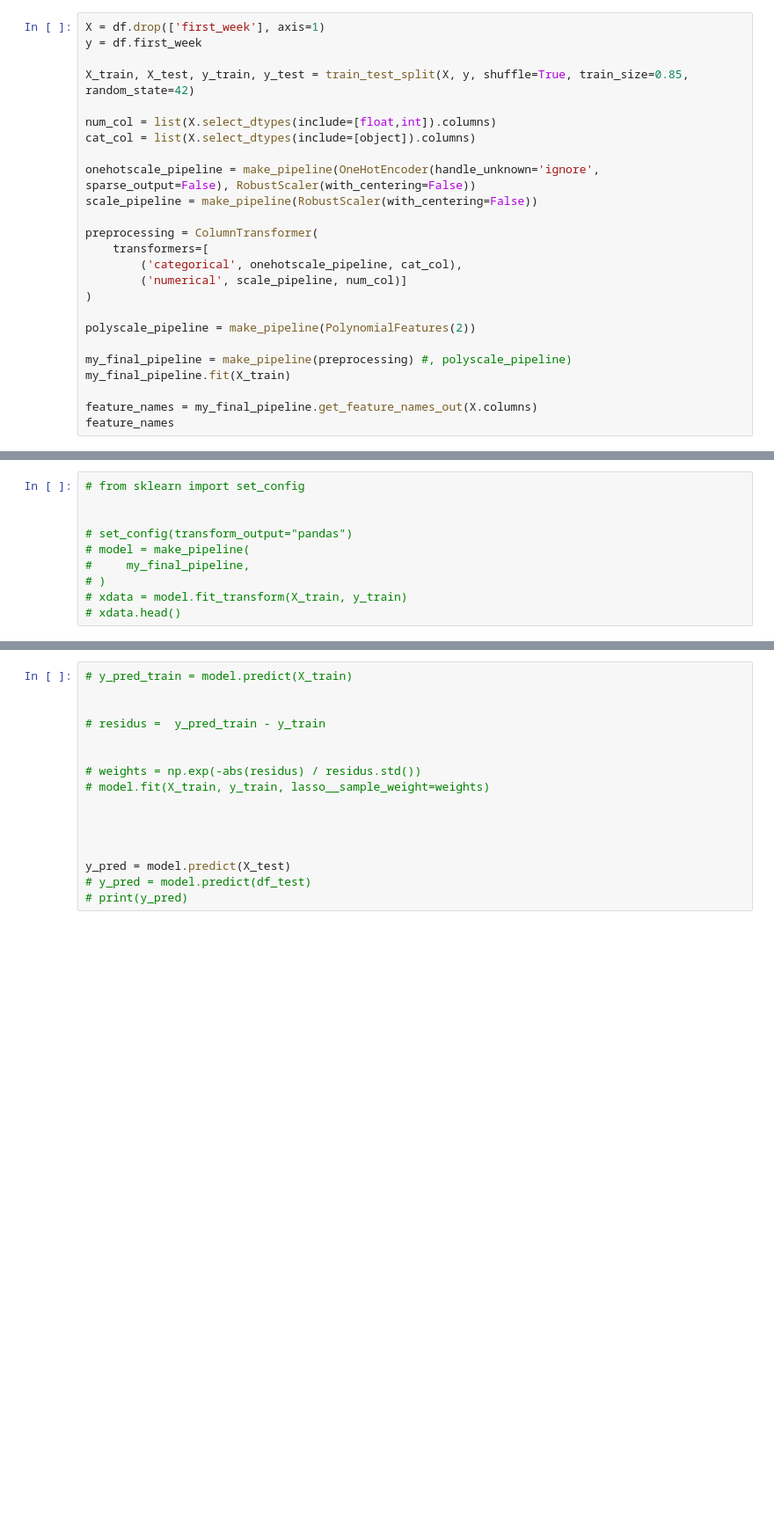
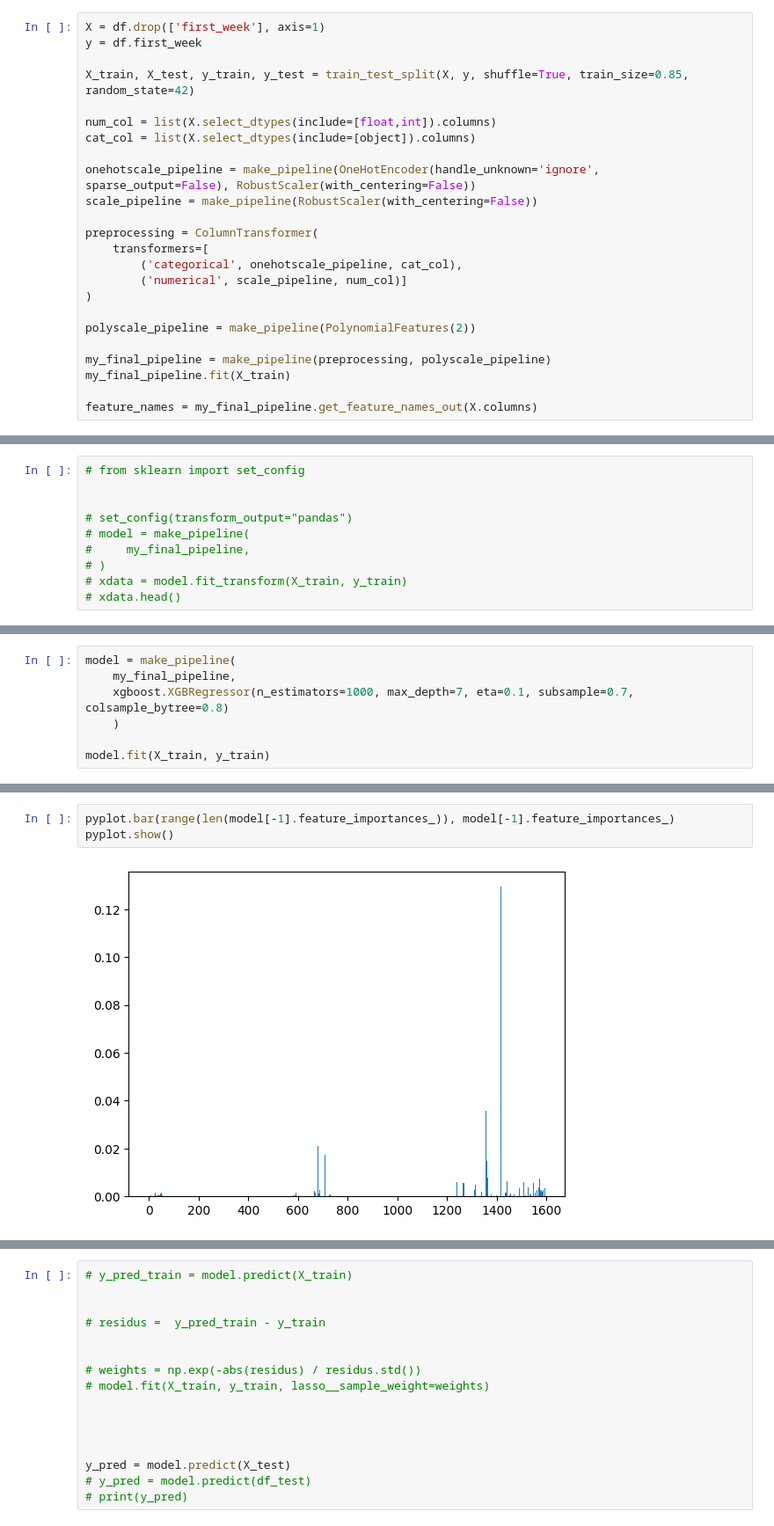
Before and after one commit to AFlo59/Brief_Popularity_Film, a Jupyter notebook: modelisation/model.ipynb, the cells around one changed output, grey strips where cells are left out. Shown at 88% size. Cells and saved outputs as stored; diff of their text form; blank space fills up the shorter version.

```diff
--- a/modelisation/model.ipynb
+++ b/modelisation/model.ipynb
@@ -72,8 +54,7 @@ preprocessing = ColumnTransformer(
 
 polyscale_pipeline = make_pipeline(PolynomialFeatures(2))
 
-my_final_pipeline = make_pipeline(preprocessing) #, polyscale_pipeline)
+my_final_pipeline = make_pipeline(preprocessing, polyscale_pipeline)
 my_final_pipeline.fit(X_train)
 
 feature_names = my_final_pipeline.get_feature_names_out(X.columns)
-feature_names
@@ -146,0 +92,7 @@ Pipeline(steps=[('pipeline',
+# %%
+model = make_pipeline(
+    my_final_pipeline,
+    xgboost.XGBRegressor(n_estimators=1000, max_depth=7, eta=0.1, subsample=0.7, colsample_bytree=0.8)
+    )
+
+model.fit(X_train, y_train)
@@ -146,0 +117,5 @@ Pipeline(steps=[('pipeline',
+# %%
+pyplot.bar(range(len(model[-1].feature_importances_)), model[-1].feature_importances_)
+pyplot.show()
+# %% [output]
+[figure, added]
```
Also changed, not shown: parts of 12 cells of this notebook, 3 other files.
